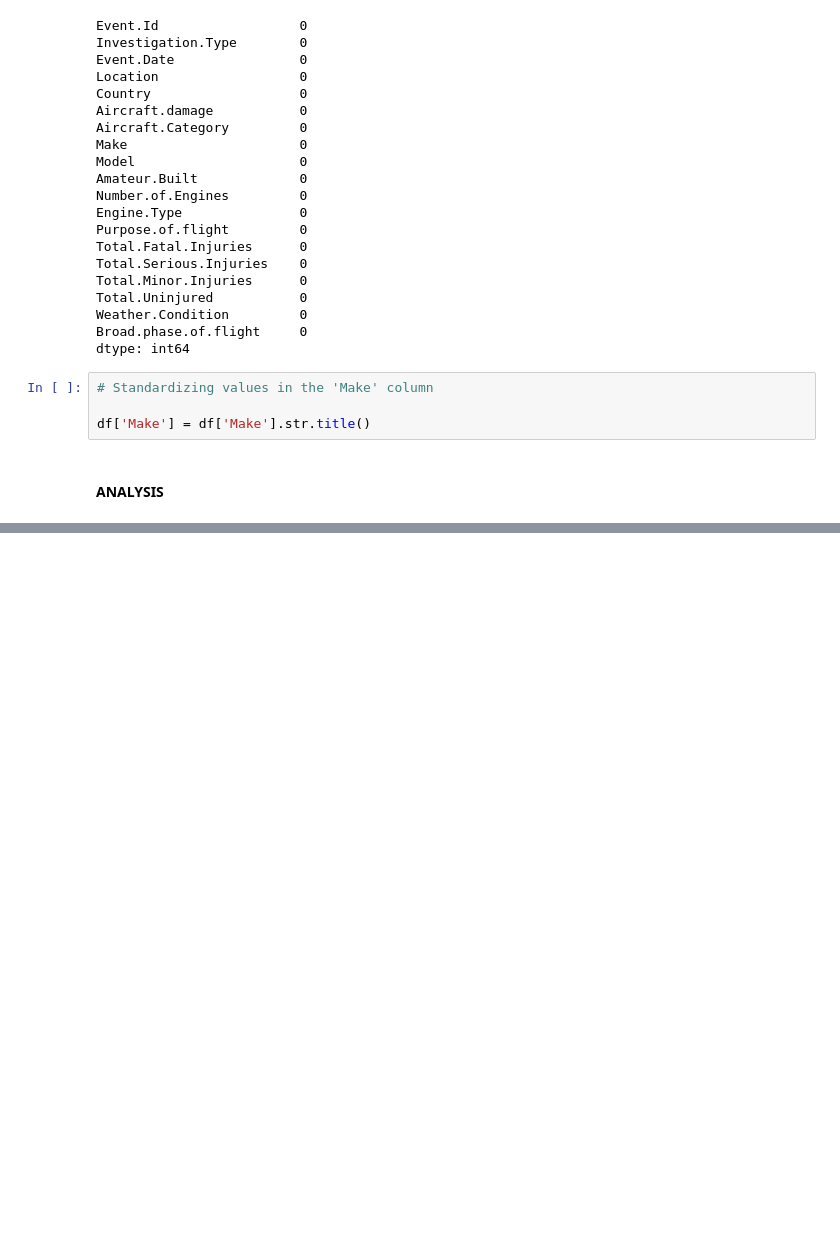
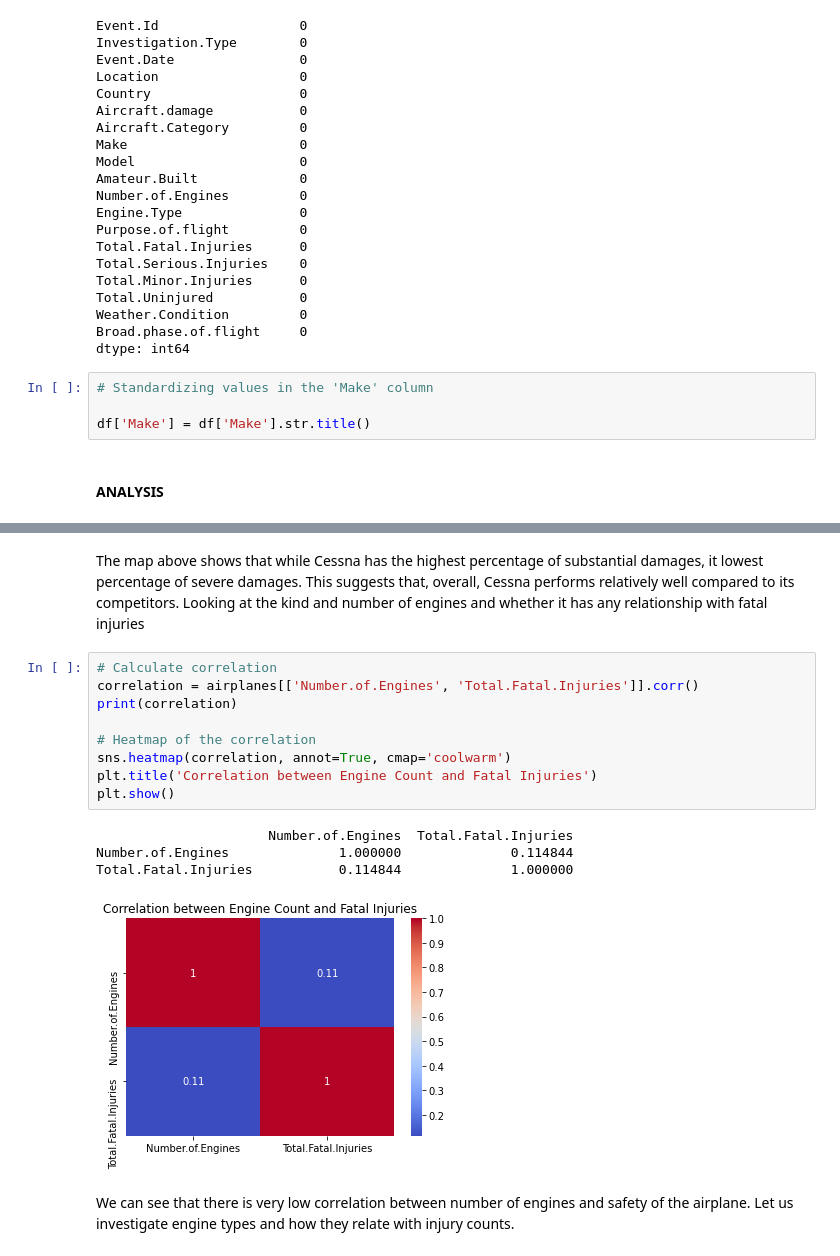
Before and after one commit to Kurgat-Bee/Aviation-Project, a Jupyter notebook: Aviation data analysis.ipynb, the cells around one changed output, grey strips where cells are left out. Drawn from its saved outputs; the diff is of its cells as text; blank space fills up the shorter version.

```diff
--- a/Aviation data analysis.ipynb
+++ b/Aviation data analysis.ipynb
@@ -523,0 +558,18 @@ plt.show()
+# %% [markdown]
+The map above shows that while Cessna has the highest percentage of substantial damages, it lowest percentage of severe damages. This suggests that, overall, Cessna performs relatively well compared to its competitors. Looking at the kind and number of engines and whether it has any relationship with fatal injuries
+# %%
+# Calculate correlation
+correlation = airplanes[['Number.of.Engines', 'Total.Fatal.Injuries']].corr()
+print(correlation)
+
+# Heatmap of the correlation
+sns.heatmap(correlation, annot=True, cmap='coolwarm')
+plt.title('Correlation between Engine Count and Fatal Injuries')
+plt.show()
+# %% [output]
+                      Number.of.Engines  Total.Fatal.Injuries
+Number.of.Engines              1.000000              0.114844
+Total.Fatal.Injuries           0.114844              1.000000
+[figure, added]
+# %% [markdown]
+We can see that there is very low correlation between number of engines and safety of the airplane. Let us investigate engine types and how they relate with injury counts.
```
Also changed, not shown: parts of 57 cells of this notebook.
